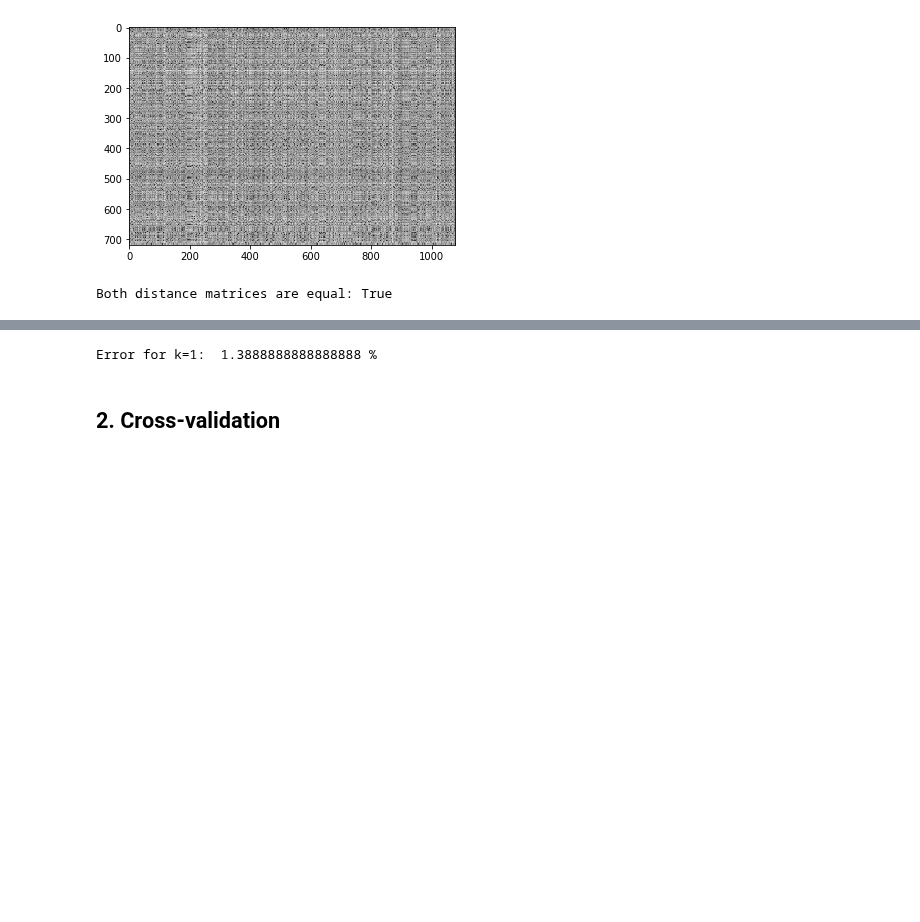
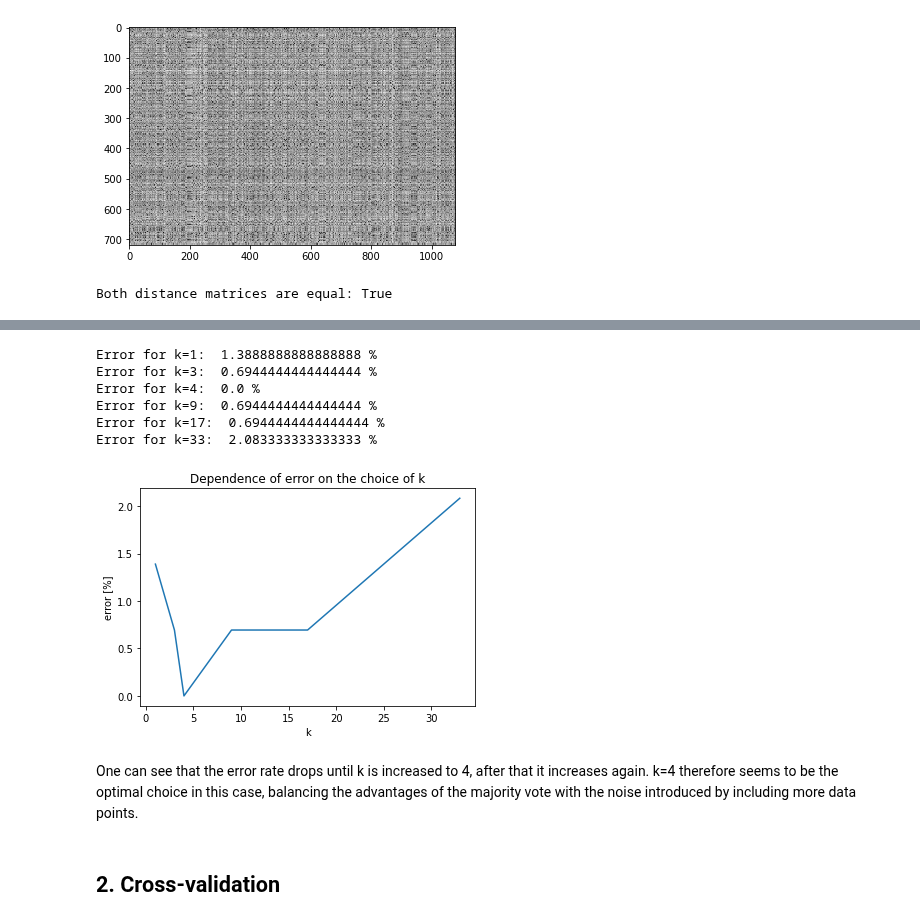
Before and after one commit to kdidi99/ml_fundamentals_hd, a Jupyter notebook: Exercise1b.ipynb, the cells around one changed output, grey strips where cells are left out. Drawn from its saved outputs; the diff is of its cells as text; code cells hidden in the pictures; blank space fills up the shorter version.

Commit message:
Cleaned up 1.4 and added graph+comments

```diff
--- a/Exercise1b.ipynb
+++ b/Exercise1b.ipynb
@@ -234,41 +200,31 @@ def k_nearest_neighbor_error(Xtest, Ytest, Xtrain, Ytrain, k):
             errors += 1
     # calculate and return average error
     return errors/len(Xtest)
-# %%
-# compute average error of nearest neigbour classifier
-#ugly version (use this!) just computing the error from the complete result
-
-def k_nearest_neighbor_error(Xtest, Ytest, Xtrain, Ytrain, k):
-
-    # this variable counts the errors
-    errors = 0
-
-    # create a new test set of size M
-    #Ytest, Xtest = create_data_2(M)
-
-    # repeat computation with 100 different training sets
-    #iterations = 100
-    #for i in range(iterations):
-
-        # create a new training set of size N
-        #Ytrain, Xtrain = create_data_2(N)
-
-        # test classifier with every element of the test set
-    y_hats = k_nearest_neighbor(Xtest, Xtrain, Ytrain, k)
-    #print("y_hats: "+ str(y_hats))
-    for y,yh in zip(Ytest, y_hats):
-        if y != yh:
-                # prediction not correct
-            errors += 1
-    # calculate and return average error
-    return errors/len(Xtest)
 # %%
 # calculate the error rates for the different given values of k
+k_val = [1,3,4,9,17,33]
+error = []
 
-error1 = k_nearest_neighbor_error(X_test_fil, y_test_fil, X_train_fil, y_train_fil, 1) * 100
-print("Error for k=1: ", error1, "%")
+for i in range(0, len(k_val)):
+    error.append(k_nearest_neighbor_error(X_test_fil, y_test_fil, X_train_fil, y_train_fil, k_val[i]) * 100)
+    print(f"Error for k={k_val[i]}:  {error[i]} %")
+
+# plotting the error
+plt.plot(k_val, error)
+plt.xlabel('k')
+plt.ylabel('error [%]')
+plt.title('Dependence of error on the choice of k')
+plt.show()
 # %% [output]
 Error for k=1:  1.3888888888888888 %
+Error for k=3:  0.6944444444444444 %
+Error for k=4:  0.0 %
+Error for k=9:  0.6944444444444444 %
+Error for k=17:  0.6944444444444444 %
+Error for k=33:  2.083333333333333 %
+[figure, added]
+# %% [markdown]
+One can see that the error rate drops until k is increased to 4, after that it increases again. k=4 therefore seems to be the optimal choice in this case, balancing the advantages of the majority vote with the noise introduced by including more data points.
 # %% [markdown]
 ## 2. Cross-validation
 # %%
```
Also changed, not shown: parts of 6 cells of this notebook.
